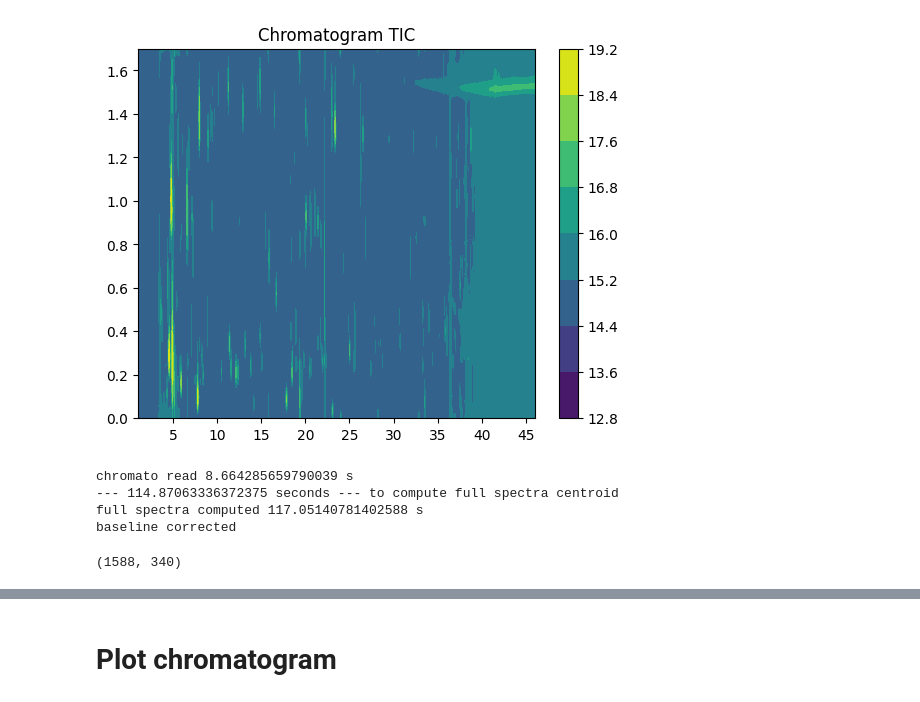
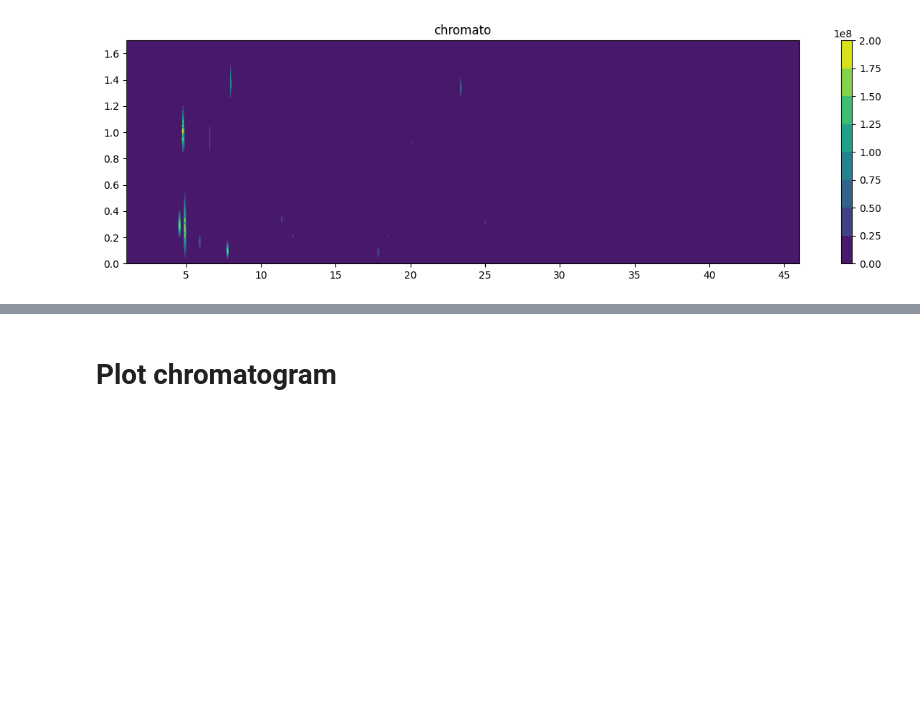
Before and after one commit to Lollith/Python-2DGC-Alignment, a Jupyter notebook: notebooks/plot.ipynb, the cells around one changed output, grey strips where cells are left out. Saved outputs shown, nothing was run; the diff lists cells and outputs as text; code cells hidden in the pictures; blank space fills up the shorter version.

Commit message:
read_only_chroma aded

```diff
--- a/notebooks/plot.ipynb
+++ b/notebooks/plot.ipynb
@@ -18,20 +19,14 @@ from read_chroma import read_chromato_and_chromato_cube
 
 #docker
 file_path = "/app/data/A-F-028-817822-droite-ReCIVA.cdf"
-file_path = "C:\Users\adeli\Documents\programmation\uvsq\app\data\test_adeline\A-F-028-817822-droite-ReCIVA.cdf"
+file_path = "D:/cdf centroid/A-F-028-817822-droite-ReCIVA.cdf"
-# %%
-# chromato, time_rn= read_chromato_and_chromato_cube(file_path, mod_time = 0.7)
-chromato, time_rn, chromato_cube, sigma, (range_min, range_max)= read_chromato_and_chromato_cube(file_path, mod_time = 1.7) #CRASH
-# %% [output]
-[figure, removed]
-chromato read 8.664285659790039 s
---- 114.87063336372375 seconds --- to compute full spectra centroid
-full spectra computed 117.05140781402588 s
-baseline corrected
-# %%
-chromato.shape
-# %% [output]
-(1588, 340)
+# %%
+chromato, time_rn = read_only_chroma(file_path, mod_time = 1.7)
+# %%
+plt.rcParams['figure.figsize'] = [30, 5]
+plot.visualizer((chromato, time_rn), title="chromato", log_chromato=False,  mod_time=1.7)
+# %% [output]
+[figure, added]
 # %%
 chromato, time_rn, chromato_cube, sigma, (range_min, range_max)= read_chromato_and_chromato_cube(file_path, mod_time = 1.7) #CRASH
 # %%
```
Also changed, not shown: parts of 2 cells of this notebook, 5 other files.
